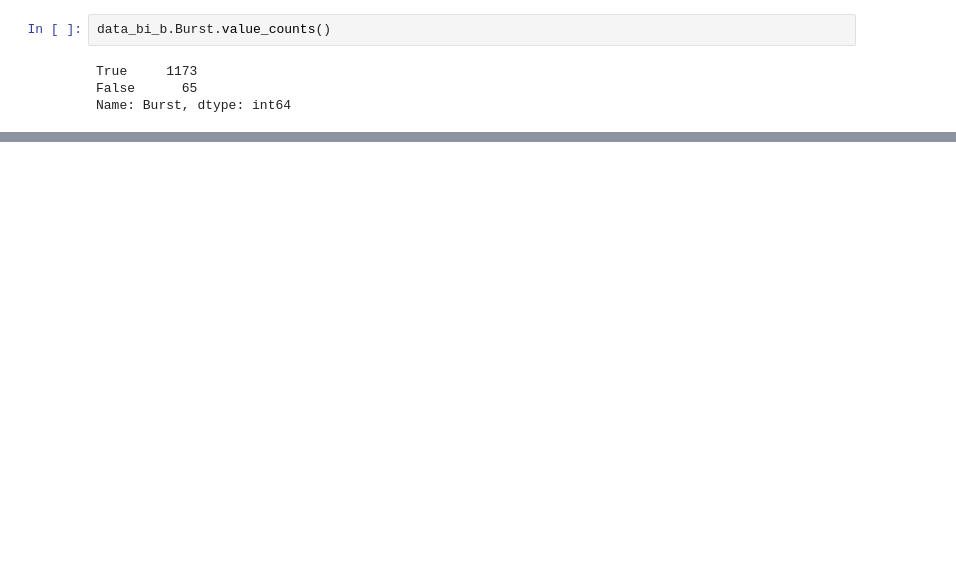
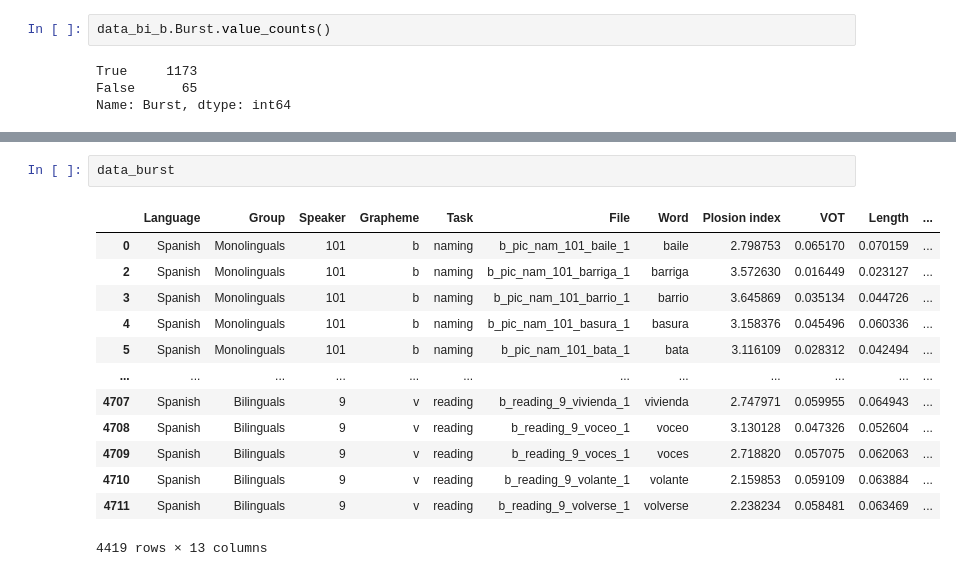
Before and after one commit to Florent-Dueme/plosive_abstract, a Jupyter notebook: graphs_burst_PI.ipynb, the cells around one changed output, grey strips where cells are left out. Saved outputs shown, nothing was run; the diff lists cells and outputs as text; blank space fills up the shorter version.

```diff
--- a/graphs_burst_PI.ipynb
+++ b/graphs_burst_PI.ipynb
@@ -42,0 +53,16 @@ Name: Burst, dtype: int64
+# %%
+data_burst
+# %% [output]
+|  | Language | Group | Speaker | Grapheme | Task | File | Word | Plosion index | VOT | Length | ... |
+| 0 | Spanish | Monolinguals | 101 | b | naming | b_pic_nam_101_baile_1 | baile | 2.798753 | 0.065170 | 0.070159 | ... |
+| 2 | Spanish | Monolinguals | 101 | b | naming | b_pic_nam_101_barriga_1 | barriga | 3.572630 | 0.016449 | 0.023127 | ... |
+| 3 | Spanish | Monolinguals | 101 | b | naming | b_pic_nam_101_barrio_1 | barrio | 3.645869 | 0.035134 | 0.044726 | ... |
+| 4 | Spanish | Monolinguals | 101 | b | naming | b_pic_nam_101_basura_1 | basura | 3.158376 | 0.045496 | 0.060336 | ... |
+| 5 | Spanish | Monolinguals | 101 | b | naming | b_pic_nam_101_bata_1 | bata | 3.116109 | 0.028312 | 0.042494 | ... |
+| ... | ... | ... | ... | ... | ... | ... | ... | ... | ... | ... | ... |
+| 4707 | Spanish | Bilinguals | 9 | v | reading | b_reading_9_vivienda_1 | vivienda | 2.747971 | 0.059955 | 0.064943 | ... |
+| 4708 | Spanish | Bilinguals | 9 | v | reading | b_reading_9_voceo_1 | voceo | 3.130128 | 0.047326 | 0.052604 | ... |
+| 4709 | Spanish | Bilinguals | 9 | v | reading | b_reading_9_voces_1 | voces | 2.718820 | 0.057075 | 0.062063 | ... |
+| 4710 | Spanish | Bilinguals | 9 | v | reading | b_reading_9_volante_1 | volante | 2.159853 | 0.059109 | 0.063884 | ... |
+| 4711 | Spanish | Bilinguals | 9 | v | reading | b_reading_9_volverse_1 | volverse | 2.238234 | 0.058481 | 0.063469 | ... |
+4419 rows × 13 columns
```
Also changed, not shown: parts of 7 cells of this notebook, 9 other files.
